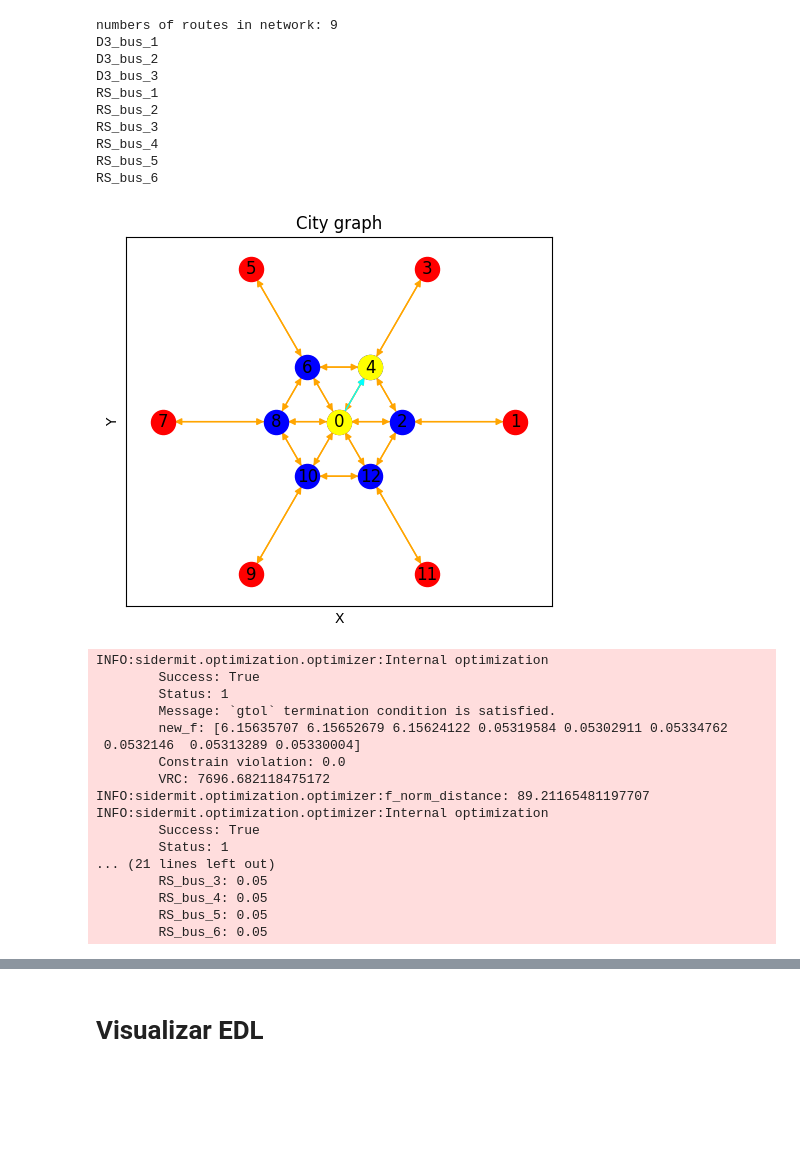
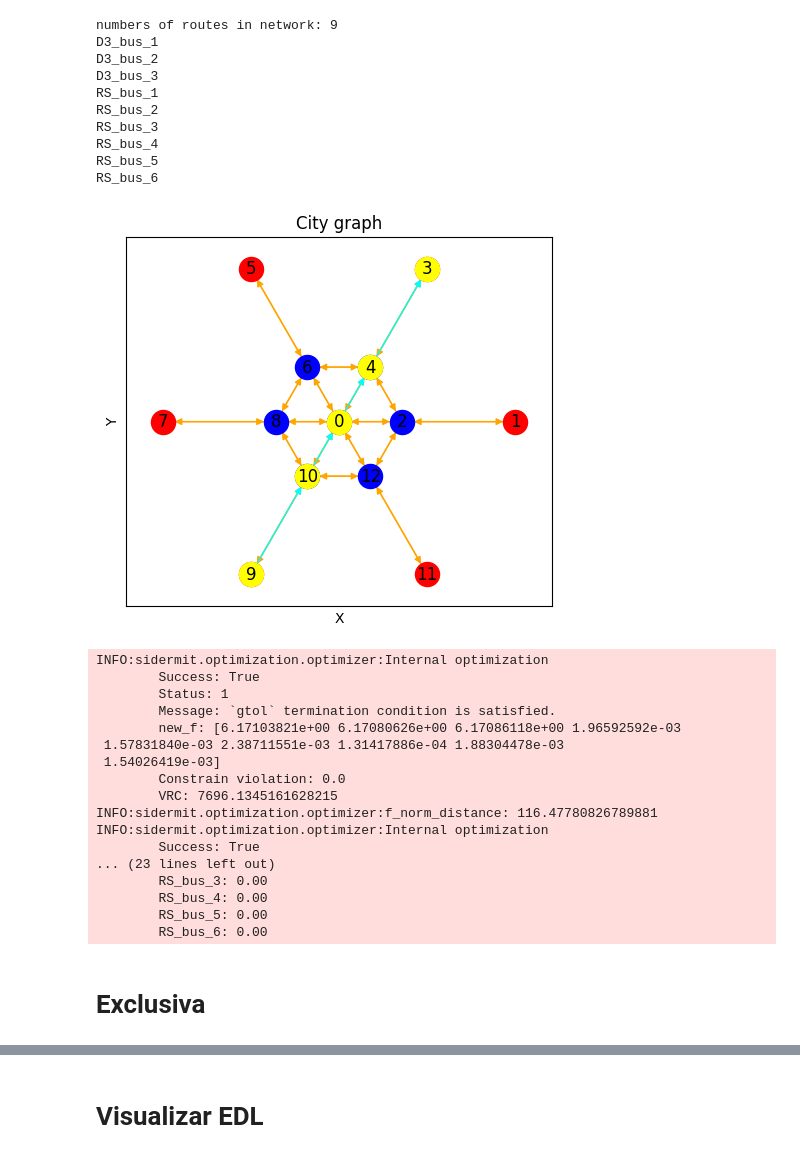
Before and after one commit to valeegomex/Genetic-algorithm-parametric-city, a Jupyter notebook: Resultados_estrategicos.ipynb, the cells around one changed output, grey strips where cells are left out. Saved outputs shown, nothing was run; the diff lists cells and outputs as text; code cells hidden in the pictures; blank space fills up the shorter version.

```diff
--- a/Resultados_estrategicos.ipynb
+++ b/Resultados_estrategicos.ipynb
@@ -16,7 +16,7 @@ import time
 # build city
 graph_obj = Graph.build_from_parameters(n=6, l=10, g=1.8, p=1)
 passenger_obj =  passenger.Passenger(va=4, pv=2.74, pw=5.48, pa=0, pt=16, spv=2.74, spw=5.48, spa=0, spt=16)
-bus_obj=  TransportMode(name='bus', bya=0, co=8.61 , c1=0.15, c2=0, v=20, t=2.5, fmax=150, kmax=160, theta=0.5, tat=0, d=1, fini=12)
+bus_obj=  TransportMode(name='bus', bya=0, co=8.61 , c1=0.15, c2=0, v=20, t=2.5, fmax=150, kmax=160, theta=0.5, tat=0, d=1, fini=15)
 # %% [markdown]
 # Direct
 # %%
@@ -39,7 +39,7 @@ bus_obj=  TransportMode(name='bus', bya=0, co=8.61 , c1=0.15, c2=0, v=20, t=2.5,
 # build a network without routes
 network_direct = TransportNetwork(graph_obj)
 
-circular_route = network_direct.get_circular_routes(mode_obj=bus_obj)
+# circular_route = network_direct.get_circular_routes(mode_obj=bus_obj)
 diametral_route_j3s = network_direct.get_diametral_routes(mode_obj=bus_obj, jump=3, short=True, express=False)
 # diametral_route_j2 = network_direct.get_diametral_routes(mode_obj=bus_obj, jump=2, short=False, express=False)
 diametral_route_j3 = network_direct.get_diametral_routes(mode_obj=bus_obj, jump=3, short=False, express=False)
@@ -52,8 +52,8 @@ tangencial_route = network_direct.get_tangencial_routes(mode_obj=bus_obj, jump=2
 
 
 # to add diametral and circular routes to transport network
-for route in circular_route:
-    network_direct.add_route(route)
+# for route in circular_route:
+#     network_direct.add_route(route)
 for route in diametral_route_j3s:
     network_direct.add_route(route)
 for route in diametral_route_j2s:
@@ -256,9 +254,9 @@ RS_bus_4
 RS_bus_5
 RS_bus_6
 # %%
-network_direct.plot("sidermit.png", list_routes=["RS_bus_2"], direction="R")
+network_direct.plot("sidermit.png", list_routes=["D3_bus_2"], direction="R")
 # %% [output]
-[figure, old version]
+[figure, new version]
 # %%
 demand_obj = Demand.build_from_parameters(graph_obj, y=1500, a=0.8, alpha=0.5, beta=0.25) # Define demand
 opt_obj = Optimizer.network_optimization(graph_obj, demand_obj, passenger_obj, network_direct, max_number_of_iteration=5, tolerance=0.1)
@@ -267,16 +265,18 @@ INFO:sidermit.optimization.optimizer:Internal optimization
         Success: True
         Status: 1
         Message: `gtol` termination condition is satisfied.
-        new_f: [6.15635707 6.15652679 6.15624122 0.05319584 0.05302911 0.05334762
- 0.0532146  0.05313289 0.05330004]
+        new_f: [6.17103821e+00 6.17080626e+00 6.17086118e+00 1.96592592e-03
+ 1.57831840e-03 2.38711551e-03 1.31417886e-04 1.88304478e-03
+ 1.54026419e-03]
         Constrain violation: 0.0
-        VRC: 7696.682118475172
-INFO:sidermit.optimization.optimizer:f_norm_distance: 89.21165481197707
+        VRC: 7696.1345161628215
+INFO:sidermit.optimization.optimizer:f_norm_distance: 116.47780826789881
 INFO:sidermit.optimization.optimizer:Internal optimization
         Success: True
-        Status: 1
-... (21 lines left out)
-        RS_bus_3: 0.05
-        RS_bus_4: 0.05
-        RS_bus_5: 0.05
-        RS_bus_6: 0.05
+... (23 lines left out)
+        RS_bus_3: 0.00
+        RS_bus_4: 0.00
+        RS_bus_5: 0.00
+        RS_bus_6: 0.00
+# %% [markdown]
+# Exclusiva
```
Also changed, not shown: parts of 11 cells of this notebook.
